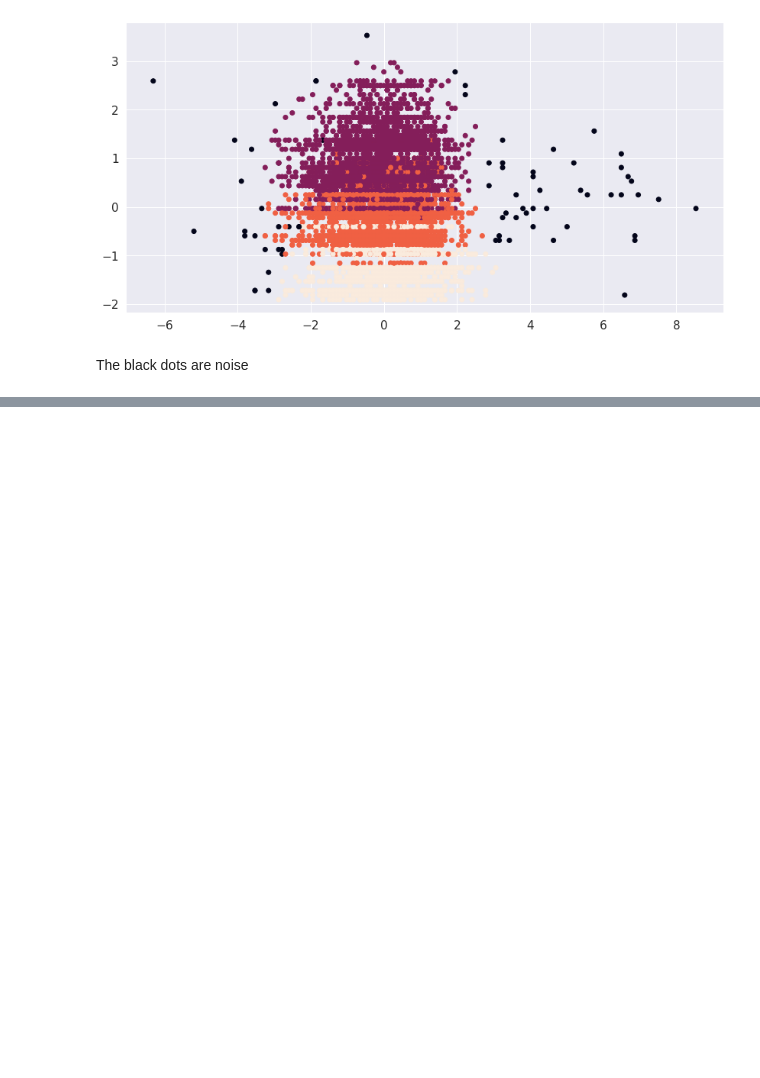
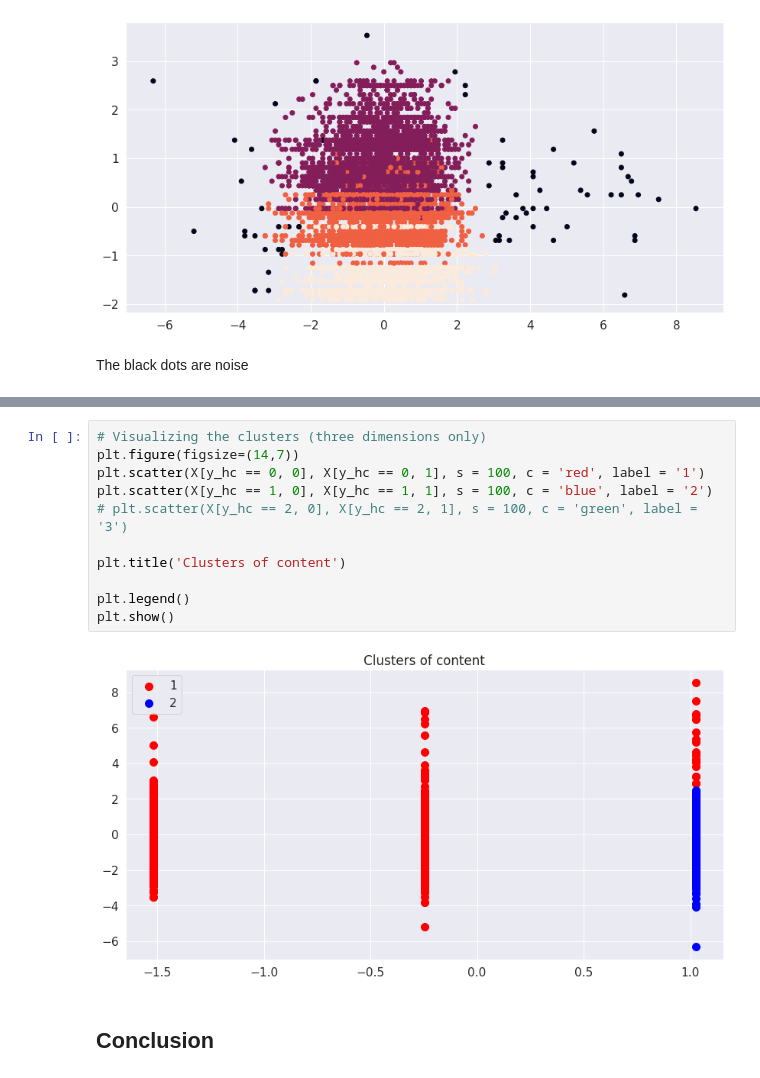
Before and after one commit to rashmi-biswas/Netflix_movies_tvshows_clustering, a Jupyter notebook: NETFLIX_MOVIES_&_TV_SHOWS_CLUSTERING.ipynb, the cells around one changed output, grey strips where cells are left out. Saved outputs shown, nothing was run; the diff lists cells and outputs as text; blank space fills up the shorter version.

```diff
--- a/NETFLIX_MOVIES_&_TV_SHOWS_CLUSTERING.ipynb
+++ b/NETFLIX_MOVIES_&_TV_SHOWS_CLUSTERING.ipynb
@@ -1270,0 +1295,15 @@ The black dots are noise
+# %%
+# Visualizing the clusters (three dimensions only)
+plt.figure(figsize=(14,7))
+plt.scatter(X[y_hc == 0, 0], X[y_hc == 0, 1], s = 100, c = 'red', label = '1')
+plt.scatter(X[y_hc == 1, 0], X[y_hc == 1, 1], s = 100, c = 'blue', label = '2')
+# plt.scatter(X[y_hc == 2, 0], X[y_hc == 2, 1], s = 100, c = 'green', label = '3')
+
+plt.title('Clusters of content')
+
+plt.legend()
+plt.show()
+# %% [output]
+[figure, added]
+# %% [markdown]
+## **Conclusion**
```
Also changed, not shown: parts of 11 cells of this notebook.
